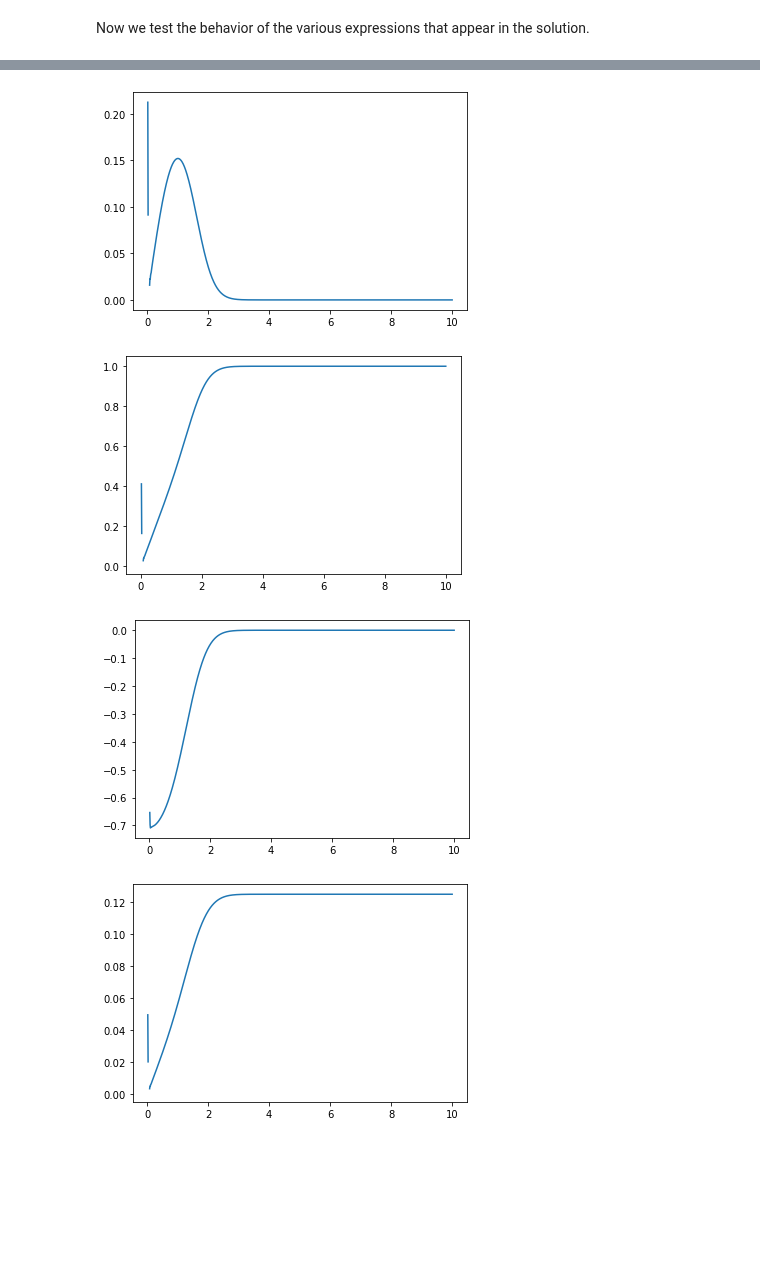
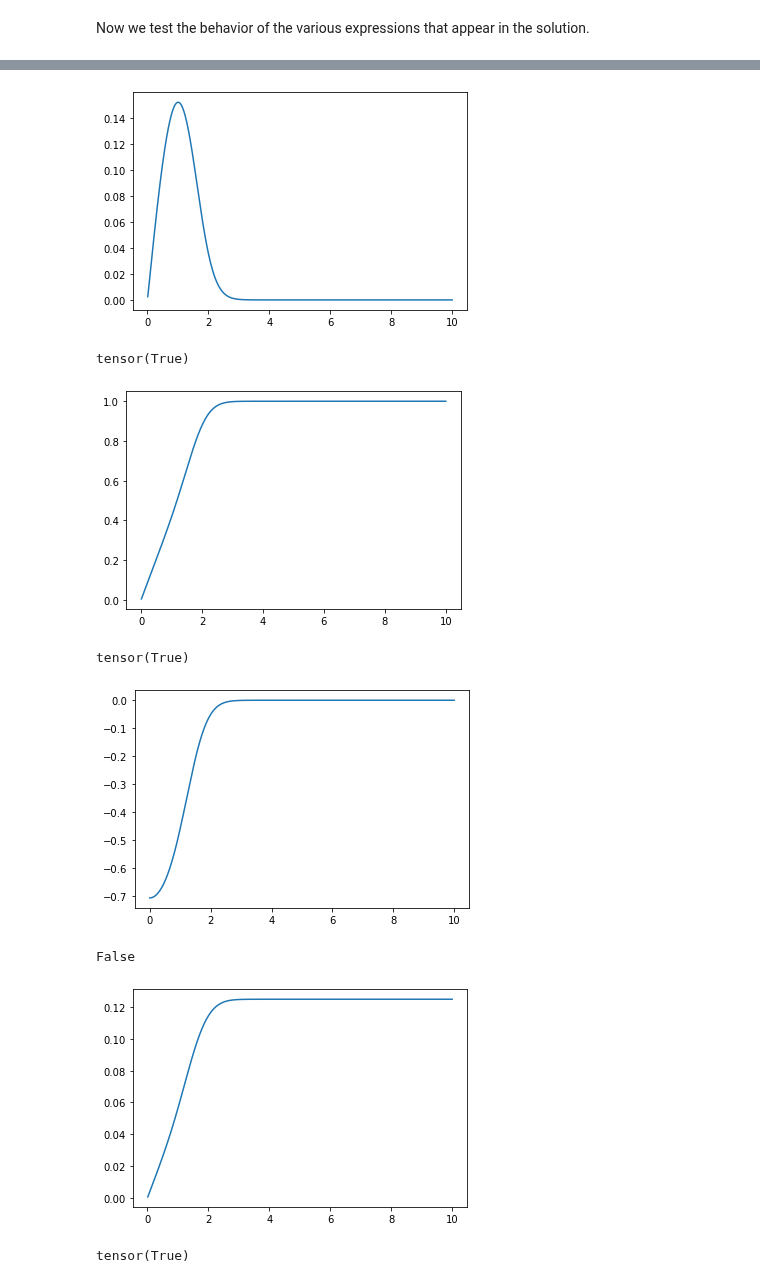
Before and after one commit to shivangrawat/gaussian-crossings, a Jupyter notebook: examples/test.ipynb, the cells around one changed output, grey strips where cells are left out. Saved outputs shown, nothing was run; the diff lists cells and outputs as text; code cells hidden in the pictures; blank space fills up the shorter version.

```diff
--- a/examples/test.ipynb
+++ b/examples/test.ipynb
@@ -11,17 +17,24 @@ from gaussian_crossings import simulate_gaussian_process_fft, simulate_gaussian_
 # %%
 def r_squared_exp(t, tau, sigma):
-        return sigma**2 * torch.exp(- (t / tau)**2)
+    return sigma**2 * torch.exp(-((t / tau) ** 2))
+
 
 # Define parameters (as tensors if you wish them to be differentiable)
-tau   = 1.0
+tau = 1.0
 sigma = 1.0
 # %%
 u = 1.0
 model = GaussianUpcrossings(r_func=r_squared_exp, u=u, tau=tau, sigma=sigma)
 # %%
-t = torch.linspace(0.02, 10, 1000)
+t = torch.linspace(0.001, 10, 1000)
 
 alpha, beta, gamma, delta = model.compute_all_quantities(t, u)
+
+r0 = model.r0
+q0 = model.q0
+r = model.r(t)
+p = model.p(t)
+q = model.q(t)
 # %%
 # plot all alpha beta on separate subplots
 fig, ax = plt.subplots(2, 2, figsize=(10, 10))
@@ -71,25 +105,36 @@ plt.show()
 # %%
-expr = torch.special.erf(torch.sqrt(alpha ** 2 * gamma ** 2 / (alpha + beta)))
+expr = torch.special.erf(torch.sqrt(alpha**2 * gamma**2 / (alpha + beta)))
 plt.plot(t, expr)
 plt.show()
+torch.isnan(expr).any() or not torch.isfinite(expr).any()
 # %% [output]
-[figure, old version]
+[figure, new version]
+tensor(True)
 # %%
 expr = torch.sqrt(alpha / beta)
 plt.plot(t, expr)
 plt.show()
+torch.isnan(expr).any() or not torch.isfinite(expr).any()
 # %% [output]
-[figure, old version]
+[figure, new version]
+tensor(True)
 # %%
 expr = gamma * torch.sqrt(2 * alpha * beta / (alpha + beta))
 plt.plot(t, expr)
 plt.show()
+torch.isnan(expr).any() or not torch.isfinite(expr).any()
 # %% [output]
-[figure, old version]
+[figure, new version]
+False
 # %%
-expr = scipy.special.owens_t(gamma * torch.sqrt(2 * alpha * beta / (alpha + beta)), torch.sqrt(alpha / beta))
+expr = scipy.special.owens_t(
+    gamma * torch.sqrt(2 * alpha * beta / (alpha + beta)), torch.sqrt(alpha / beta)
+)
 plt.plot(t, expr)
 plt.show()
+# print true if any value is nan or not finite
+torch.isnan(expr).any() or not torch.isfinite(expr).any()
 # %% [output]
-[figure, old version]
+[figure, new version]
+tensor(True)
 # %%
```
Also changed, not shown: parts of 12 cells of this notebook, 1 other file.
